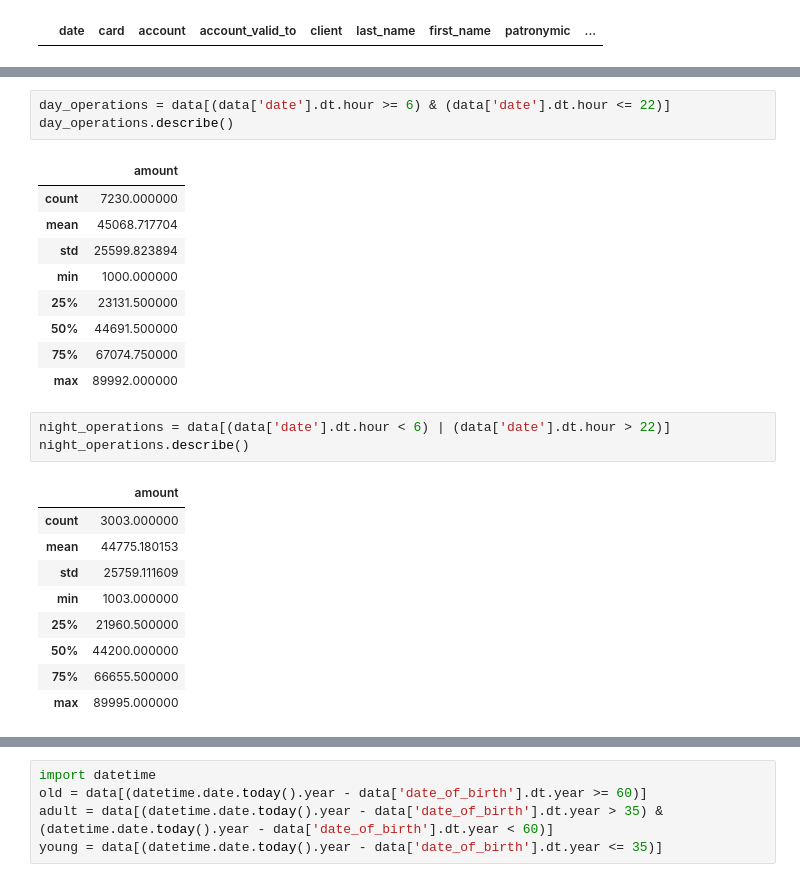
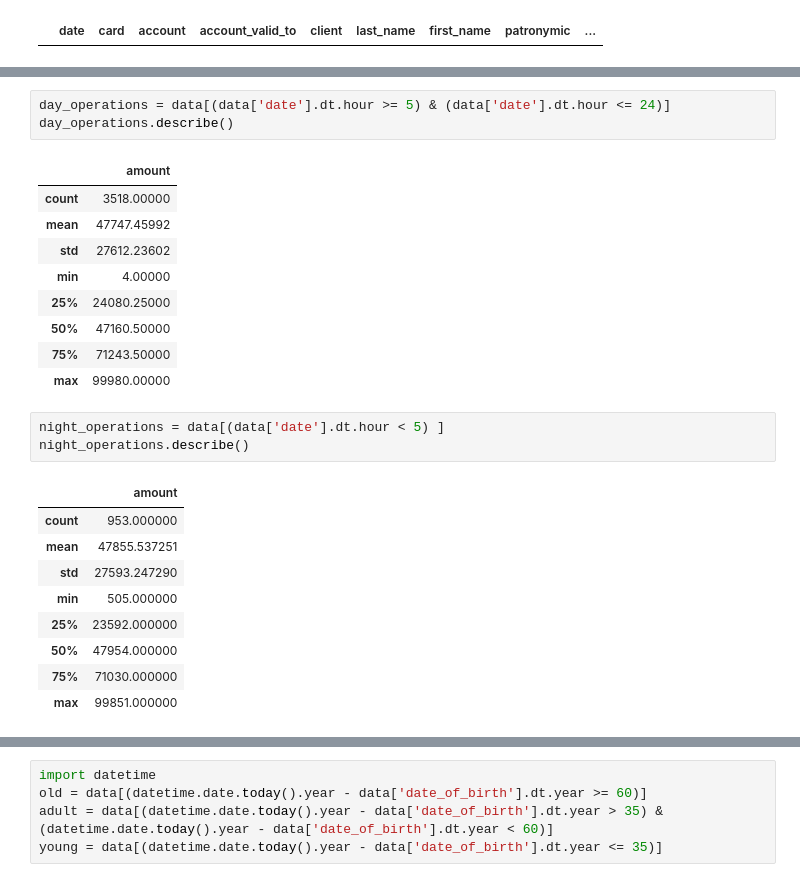
Before and after one commit to kishik/opportunity, a Jupyter notebook: research.ipynb, the cells around one changed output, grey strips where cells are left out. Drawn from its saved outputs; the diff is of its cells as text.

```diff
--- a/research.ipynb
+++ b/research.ipynb
@@ -104,26 +107,26 @@ plt.show()
 # %%
-day_operations = data[(data['date'].dt.hour >= 6) & (data['date'].dt.hour <= 22)]
+day_operations = data[(data['date'].dt.hour >= 5) & (data['date'].dt.hour <= 24)]
 day_operations.describe()
 # %% [output]
 |  | amount |
-| count | 7230.000000 |
-| mean | 45068.717704 |
-| std | 25599.823894 |
-| min | 1000.000000 |
-| 25% | 23131.500000 |
-| 50% | 44691.500000 |
-| 75% | 67074.750000 |
-| max | 89992.000000 |
+| count | 3518.00000 |
+| mean | 47747.45992 |
+| std | 27612.23602 |
+| min | 4.00000 |
+| 25% | 24080.25000 |
+| 50% | 47160.50000 |
+| 75% | 71243.50000 |
+| max | 99980.00000 |
 # %%
-night_operations = data[(data['date'].dt.hour < 6) | (data['date'].dt.hour > 22)]
+night_operations = data[(data['date'].dt.hour < 5) ]
 night_operations.describe()
 # %% [output]
 |  | amount |
-| count | 3003.000000 |
-| mean | 44775.180153 |
-| std | 25759.111609 |
-| min | 1003.000000 |
-| 25% | 21960.500000 |
-| 50% | 44200.000000 |
-| 75% | 66655.500000 |
-| max | 89995.000000 |
+| count | 953.000000 |
+| mean | 47855.537251 |
+| std | 27593.247290 |
+| min | 505.000000 |
+| 25% | 23592.000000 |
+| 50% | 47954.000000 |
+| 75% | 71030.000000 |
+| max | 99851.000000 |
```
Also changed, not shown: parts of 39 cells of this notebook, 5 other files.
